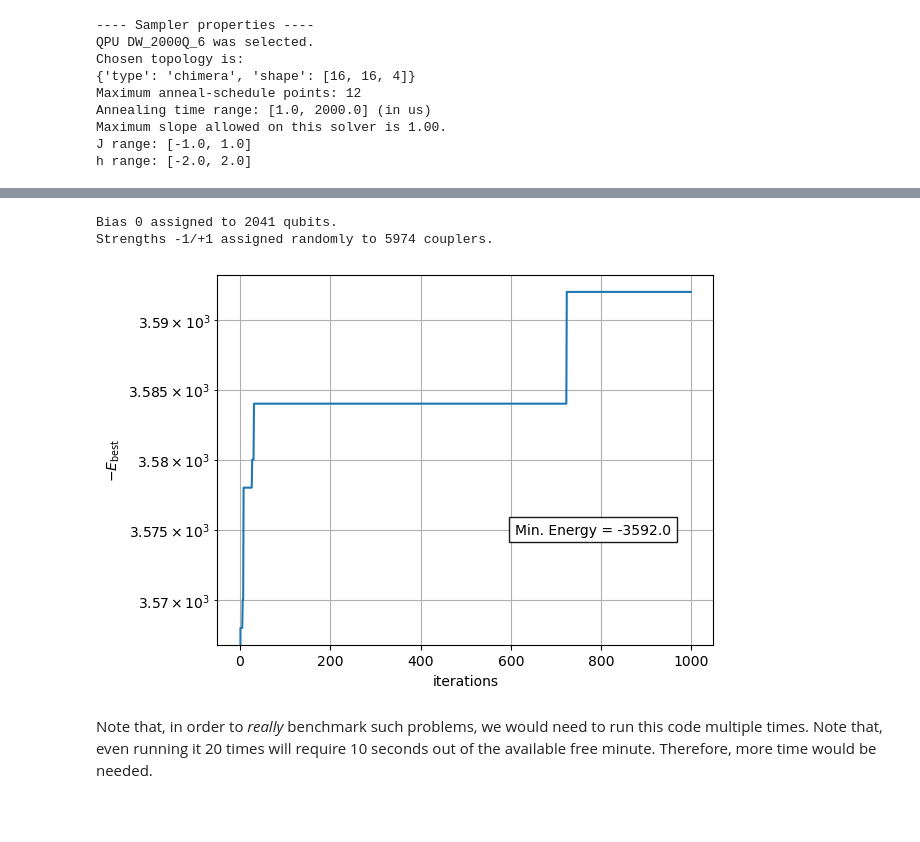
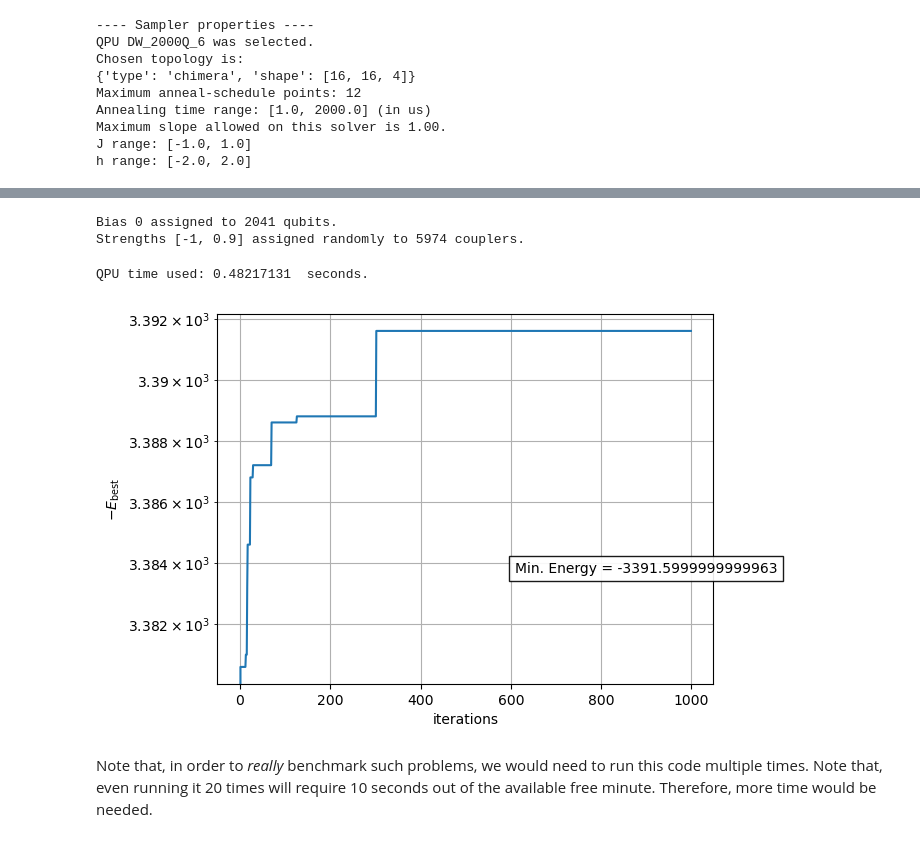
Before and after one commit to vdrouint/genetic-algos, a Jupyter notebook: genetic_adiabatic_dwave.ipynb, the cells around one changed output, grey strips where cells are left out. Cells and saved outputs as stored; diff of their text form; code cells hidden in the pictures; blank space fills up the shorter version.

```diff
--- a/genetic_adiabatic_dwave.ipynb
+++ b/genetic_adiabatic_dwave.ipynb
@@ -53,8 +57,8 @@ J range: [-1.0, 1.0]
 h range: [-2.0, 2.0]
 # %%
 #basic linear anneal schedule (no pause)
-max_time = 20
-npt = 10
+max_time = 100
+npt = 10 #no. of points is npt+2
 #basic_schedule = [[0.0, 0.0], [100, 1.0]]
 basic_schedule = []
 basic_schedule.append([0.0, 0.0])
@@ -77,13 +105,15 @@ plt.show()
 # %%
 #a random problem instance
 h = {v: 0.0 for v in sampler.nodelist}
-J = {tuple(c): np.random.choice([-1, 1]) for c in sampler.edgelist}
+choices_J = [-1, 0.9]
+#choices_J = [-1, 0, 1]
+J = {tuple(c): np.random.choice(choices_J) for c in sampler.edgelist}
 
 print("Bias 0 assigned to", len(h), "qubits.")
-print("Strengths -1/+1 assigned randomly to",len(J),"couplers.")
+print("Strengths {} assigned randomly to".format(choices_J),len(J),"couplers.")
 # %% [output]
 Bias 0 assigned to 2041 qubits.
-Strengths -1/+1 assigned randomly to 5974 couplers.
+Strengths [-1, 0.9] assigned randomly to 5974 couplers.
 # %%
 #a basic forward anneal without optimization
 #obtain the results
@@ -96,23 +126,25 @@ benchmark_solutions, benchmark_energies = benchmark_answer.record.sample, benchm
 #benchmark_solutions, benchmark_energies = forward_solutions, forward_energies
 print("QPU time used:", benchmark_answer.info['timing']['qpu_access_time']/10**6, " seconds.")
 #last one was 0.5 seconds.
+# %% [output]
+QPU time used: 0.48217131  seconds.
 # %%
 #plot the best result vs iteration:
 #extract "fidelity"
-nresults = len(forward_energies)
+nresults = len(benchmark_energies)
 fidelity = np.zeros(nresults)
-for i in range(1, len(forward_energies)):
-    fidelity[i] = -np.min(forward_energies[:i])
+for i in range(1, len(benchmark_energies)):
+    fidelity[i] = -np.min(benchmark_energies[:i])
 
 fig, ax = plt.subplots()
 ax.plot(fidelity)
 ax.set_yscale('log')
 ax.set_xlabel('iterations')
 ax.set_ylabel(r'$-E_{\rm best}$');
 ax.grid(True, which='both')
 ax.text(0.6, 0.3, 'Min. Energy = {}'.format(-fidelity[-1]), bbox=dict(facecolor='white', alpha=0.9), transform=ax.transAxes)
 plt.show()
 # %% [output]
-[figure, old version]
+[figure, new version]
 # %% [markdown]
 Note that, in order to *really* benchmark such problems, we would need to run this code multiple times. Note that, even running it 20 times will require 10 seconds out of the available free minute. Therefore, more time would be needed.
```
Also changed, not shown: parts of 24 cells of this notebook, 2 other files.
